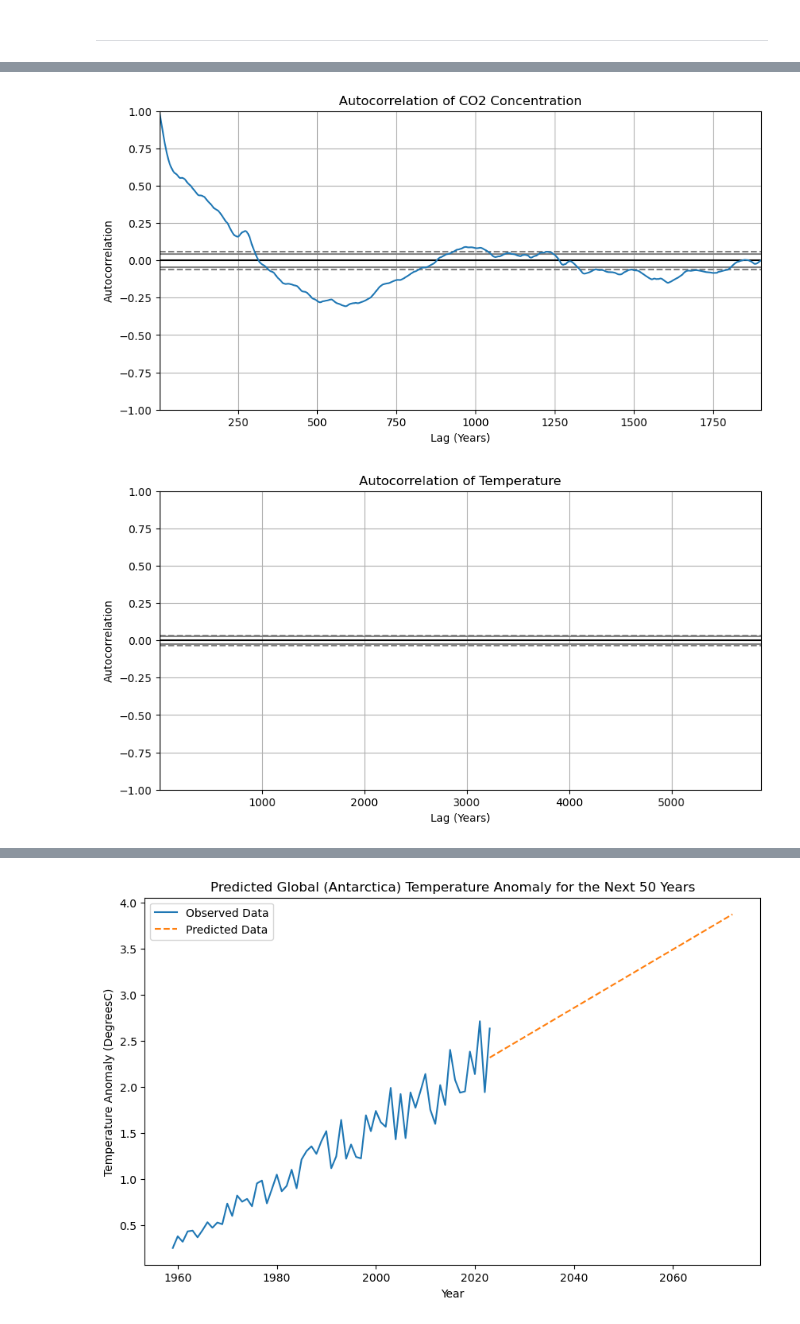
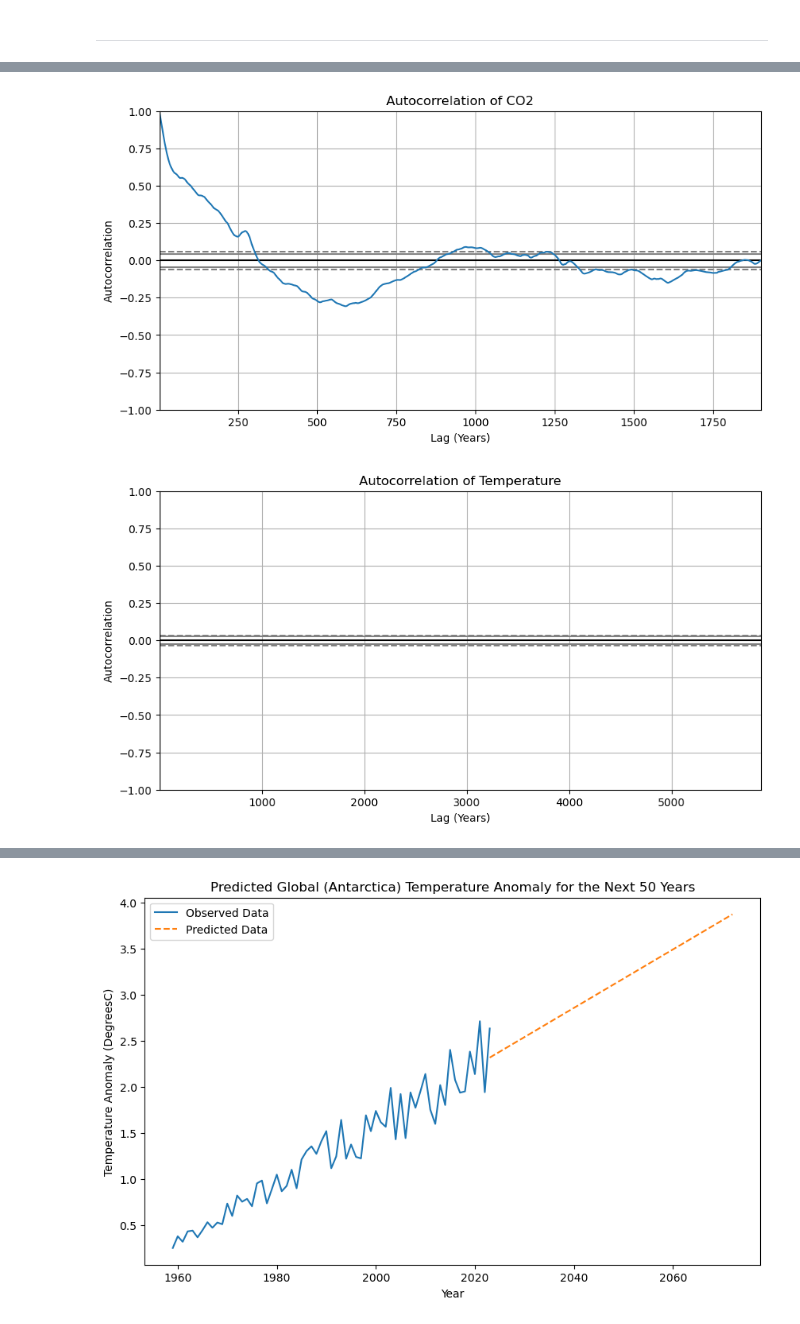
Before and after one commit to Gerbs2193/Programming-for-Data-Analysis-Project, a Jupyter notebook: project.ipynb, the cells around one changed output, grey strips where cells are left out. Cells and saved outputs as stored; diff of their text form; code cells hidden in the pictures.

```diff
--- a/project.ipynb
+++ b/project.ipynb
@@ -656,33 +706,33 @@ plt.show()
 # %%
 import pandas as pd
 import matplotlib.pyplot as plt
 from pandas.plotting import autocorrelation_plot
 
 # Load CO2 data
 file_path_co2 = 'co2.CSV'
 df_co2 = pd.read_csv(file_path_co2)
 co2_column_co2 = 'CO2 (ppmv)'
 
 
 file_path_temp = 'TTEMP.csv'
 df_temp = pd.read_csv(file_path_temp)
 temperature_column_temp = 'DegreesC'
 
 # Plot autocorrelation for CO2
 plt.figure(figsize=(10, 5))
 autocorrelation_plot(df_co2[co2_column_co2])
-plt.title('Autocorrelation of CO2 Concentration')
+plt.title('Autocorrelation of CO2')
 plt.xlabel('Lag (Years)')
 plt.ylabel('Autocorrelation')
 plt.show()
 
 # Plot auto for Temp but not sure its working for temp
 plt.figure(figsize=(10, 5))
 autocorrelation_plot(df_temp[temperature_column_temp], color='orange')
 plt.title('Autocorrelation of Temperature')
 plt.xlabel('Lag (Years)')
 plt.ylabel('Autocorrelation')
 plt.show()
 # %% [output]
-[figure, old version]
+[figure, new version]
 [figure]
```
Also changed, not shown: parts of 13 cells of this notebook.
